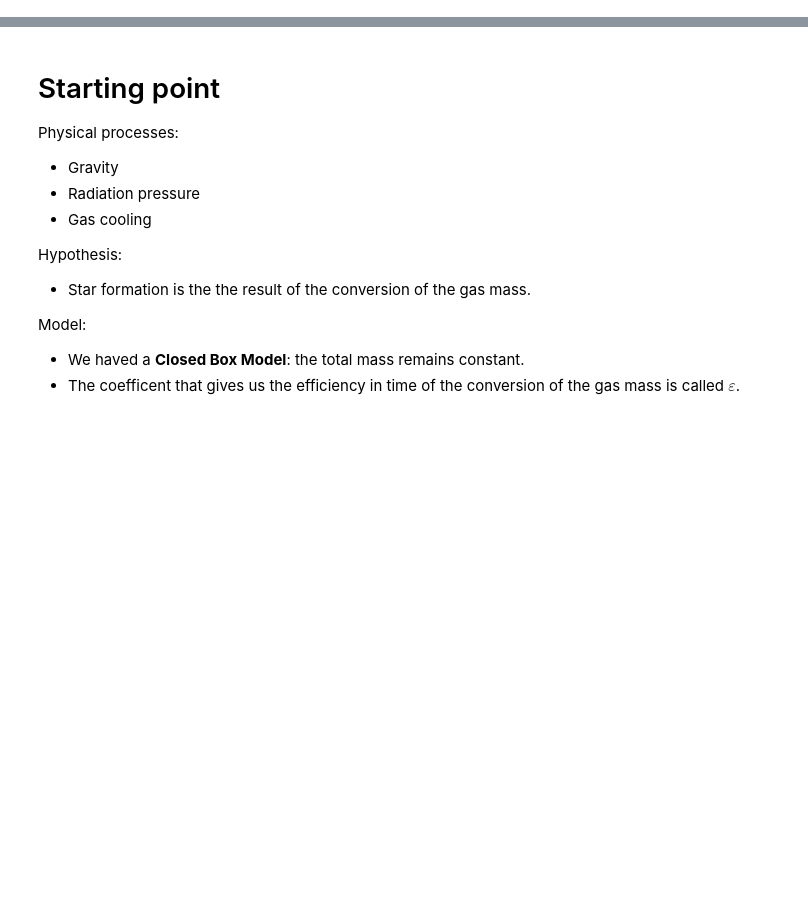
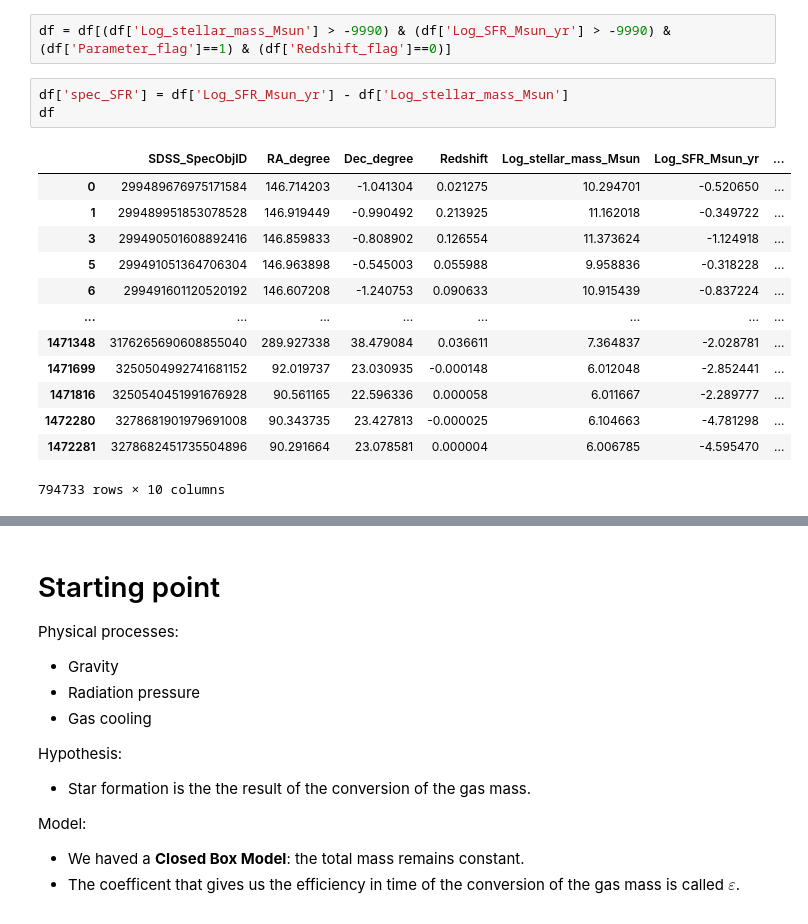
Before and after one commit to ElenaSofiaMangola/Laboratory-of-data-analysis, a Jupyter notebook: Lab.ipynb, the cells around one changed output, grey strips where cells are left out. Saved outputs shown, nothing was run; the diff lists cells and outputs as text; blank space fills up the shorter version.

```diff
--- a/Lab.ipynb
+++ b/Lab.ipynb
@@ -0,0 +16,19 @@
+# %%
+df = df[(df['Log_stellar_mass_Msun'] > -9990) & (df['Log_SFR_Msun_yr'] > -9990) & (df['Parameter_flag']==1) & (df['Redshift_flag']==0)]
+# %%
+df['spec_SFR'] = df['Log_SFR_Msun_yr'] - df['Log_stellar_mass_Msun']
+df
+# %% [output]
+|  | SDSS_SpecObjID | RA_degree | Dec_degree | Redshift | Log_stellar_mass_Msun | Log_SFR_Msun_yr | ... |
+| 0 | 299489676975171584 | 146.714203 | -1.041304 | 0.021275 | 10.294701 | -0.520650 | ... |
+| 1 | 299489951853078528 | 146.919449 | -0.990492 | 0.213925 | 11.162018 | -0.349722 | ... |
+| 3 | 299490501608892416 | 146.859833 | -0.808902 | 0.126554 | 11.373624 | -1.124918 | ... |
+| 5 | 299491051364706304 | 146.963898 | -0.545003 | 0.055988 | 9.958836 | -0.318228 | ... |
+| 6 | 299491601120520192 | 146.607208 | -1.240753 | 0.090633 | 10.915439 | -0.837224 | ... |
+| ... | ... | ... | ... | ... | ... | ... | ... |
+| 1471348 | 3176265690608855040 | 289.927338 | 38.479084 | 0.036611 | 7.364837 | -2.028781 | ... |
+| 1471699 | 3250504992741681152 | 92.019737 | 23.030935 | -0.000148 | 6.012048 | -2.852441 | ... |
+| 1471816 | 3250540451991676928 | 90.561165 | 22.596336 | 0.000058 | 6.011667 | -2.289777 | ... |
+| 1472280 | 3278681901979691008 | 90.343735 | 23.427813 | -0.000025 | 6.104663 | -4.781298 | ... |
+| 1472281 | 3278682451735504896 | 90.291664 | 23.078581 | 0.000004 | 6.006785 | -4.595470 | ... |
+794733 rows × 10 columns
```
Also changed, not shown: parts of 4 cells of this notebook, 2 other files.
